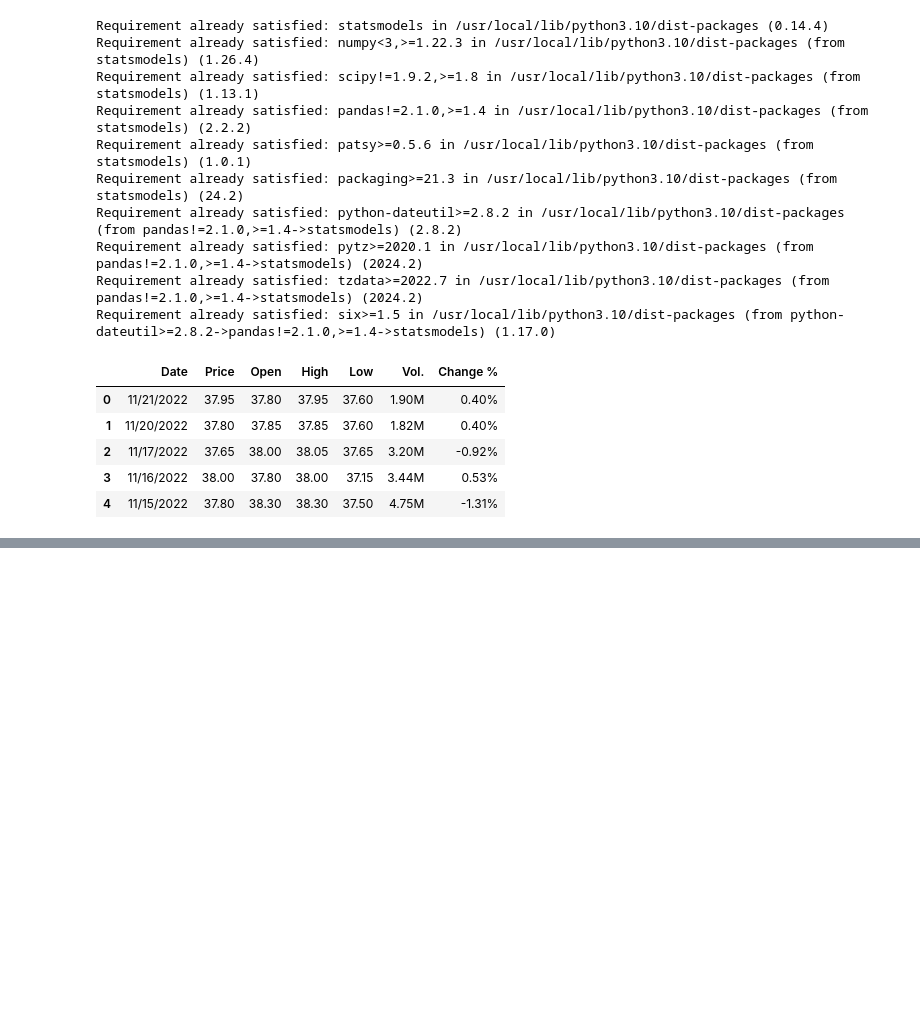
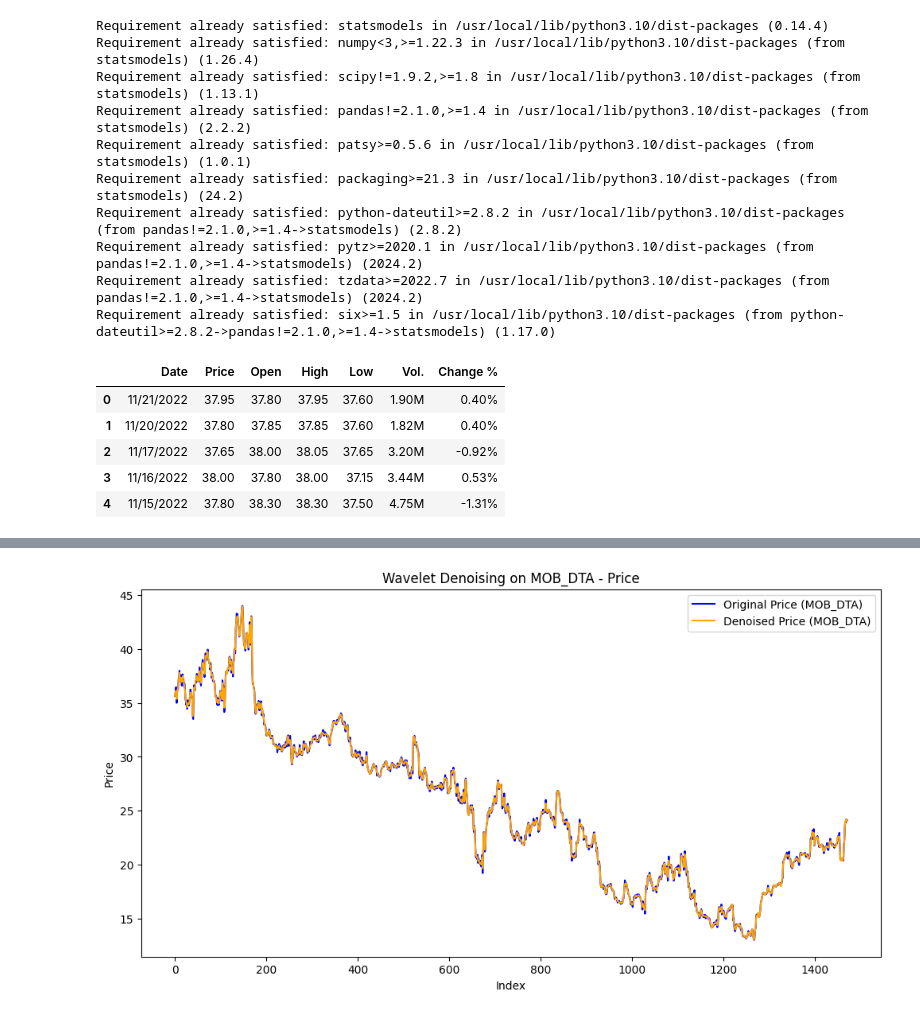
Before and after one commit to aswink71/Time-Series-Project, a Jupyter notebook: Untitled13.ipynb, the cells around one changed output, grey strips where cells are left out. Cells and saved outputs as stored; diff of their text form; code cells hidden in the pictures; blank space fills up the shorter version.

```diff
--- a/Untitled13.ipynb
+++ b/Untitled13.ipynb
@@ -69,0 +256,12 @@ STC_DTA.head()
+# %%
+# Visualize original vs denoised data for the "Price" column in MOB_DTA
+mtpl.figure(figsize=(12, 6))
+mtpl.plot(MOB_DTA['Price'], label='Original Price (MOB_DTA)', color='blue')
+mtpl.plot(MOB_DTA_denoised['Price'], label='Denoised Price (MOB_DTA)', color='orange')
+mtpl.title('Wavelet Denoising on MOB_DTA - Price')
+mtpl.xlabel('Index')
+mtpl.ylabel('Price')
+mtpl.legend()
+mtpl.show()
+# %% [output]
+[figure, added]
```
Also changed, not shown: parts of 26 cells of this notebook.
